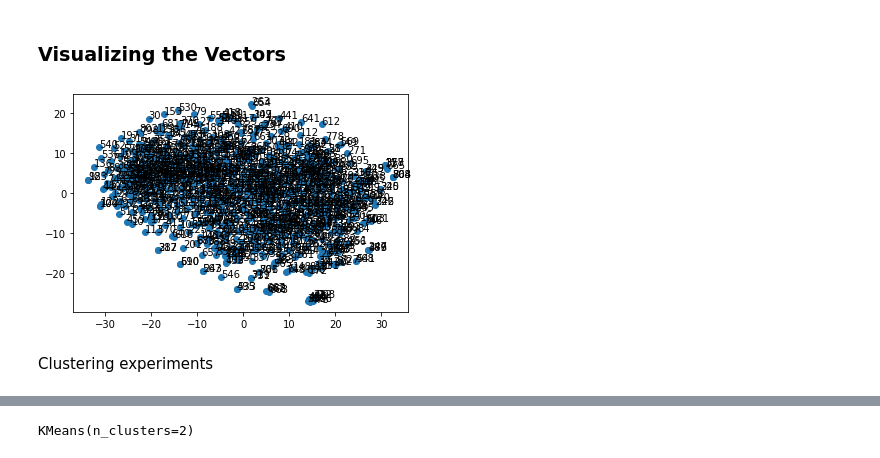
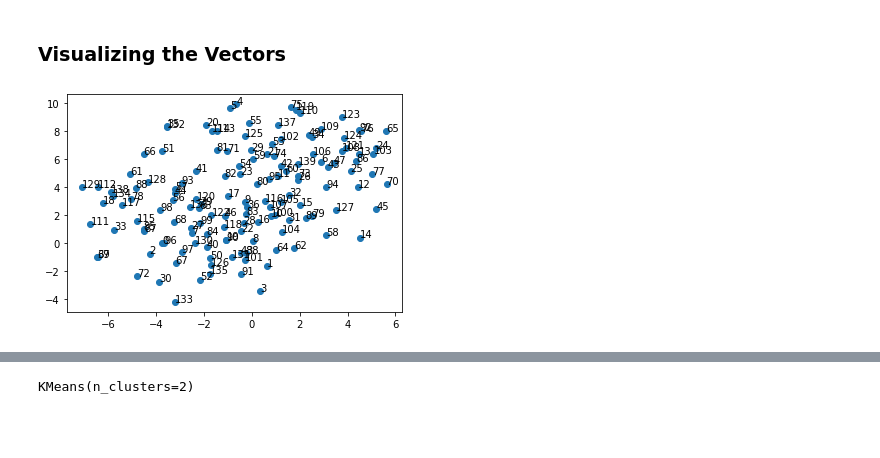
Before and after one commit to cemuluoglakci/Transformers_For_Claim_Worthiness, a Jupyter notebook: Clustering_Tweets/Clustering_Tweets.ipynb, the cells around one changed output, grey strips where cells are left out. Saved outputs shown, nothing was run; the diff lists cells and outputs as text; code cells hidden in the pictures; blank space fills up the shorter version.

```diff
--- a/Clustering_Tweets/Clustering_Tweets.ipynb
+++ b/Clustering_Tweets/Clustering_Tweets.ipynb
@@ -42,9 +39,2 @@ True
 # %% [markdown]
 ### Importing Glove Embeddings
-# %%
-# defining relative paths
-parent_dir = os.path.dirname(os.path.abspath(os.getcwd()))
-data_dir = os.path.join(parent_dir, "Data")
-glove_dir = os.path.join(data_dir,"glove")
-glove_file = "glove.twitter.27B.200d.txt"
-glove_path =  os.path.join(glove_dir,glove_file)
@@ -297,3 +292,7 @@ eval_df["embeddings"][0]
 eval_df.to_csv("eval_df.csv", index=False)
 # %% [markdown]
 ### Visualizing the Vectors
+# %%
+#embeddings_list = eval_df["embeddings"].tolist()
+embeddings_list = eval_df['spacy_embeddinngs'].tolist()
+#embeddings_list = train_df['spacy_embeddinngs'].tolist()
@@ -300,14 +303,11 @@ eval_df.to_csv("eval_df.csv", index=False)
 # %%
 
-tsne = TSNE(n_components=2, random_state=0)
-vectors = train_df["tweet_embeddings"].tolist()
-Y = tsne.fit_transform(vectors)
-plt.scatter(Y[:, 0], Y[:, 1])
+tsne = TSNE(n_components=2, random_state=42)
+tsne_points = tsne.fit_transform(embeddings_list)
+plt.scatter(tsne_points[:, 0], tsne_points[:, 1])
 
-for label, x, y in zip(train_df.index.tolist(), Y[:, 0], Y[:, 1]):
+for label, x, y in zip(eval_df.index.tolist(), tsne_points[:, 0], tsne_points[:, 1]):
     plt.annotate(label, xy=(x, y), xytext=(0, 0), textcoords="offset points")
 plt.show()
 # %% [output]
-[figure, old version]
+[figure, new version]
-# %% [markdown]
-Clustering experiments
```
Also changed, not shown: parts of 44 cells of this notebook, 9 other files.
